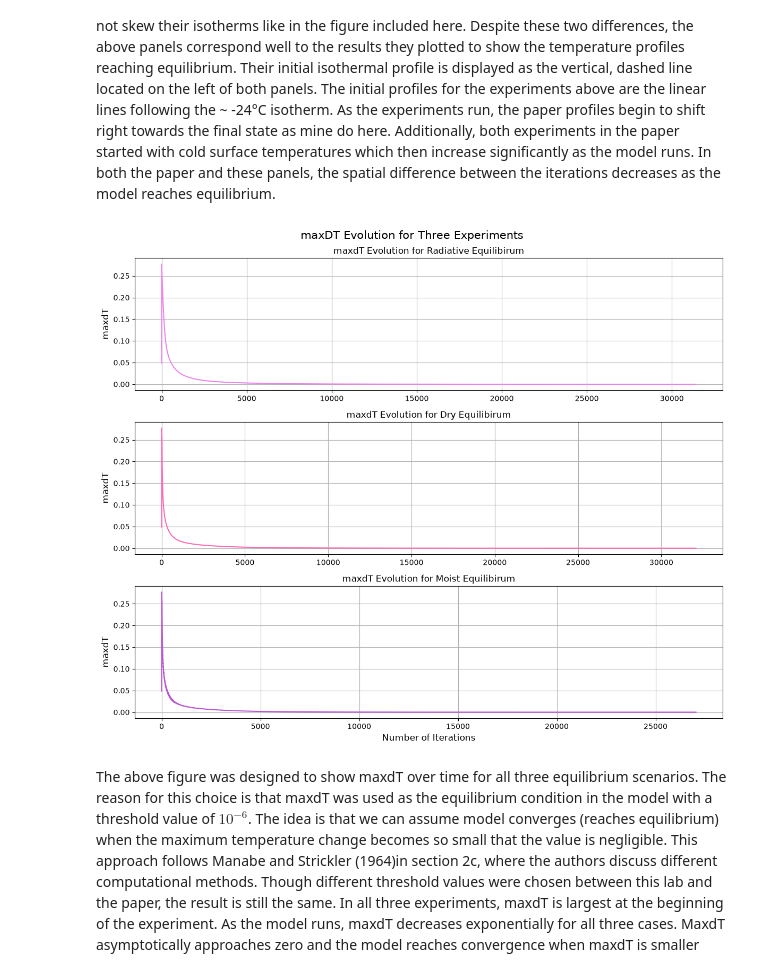
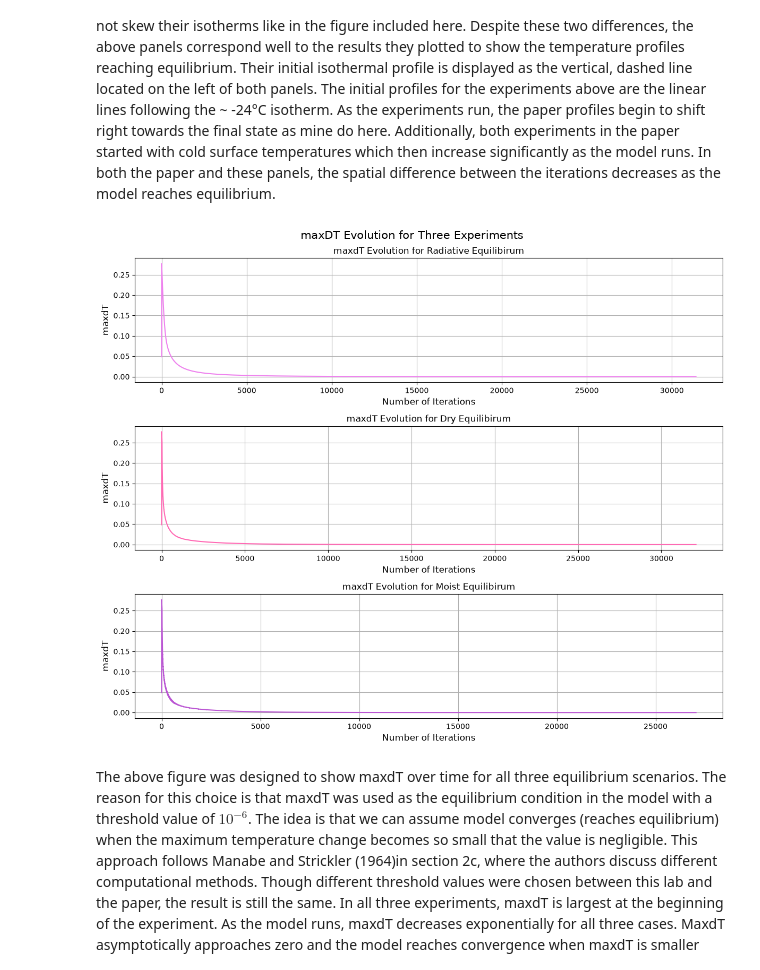
Before and after one commit to ejtrask/metr5003_fa26_trask, a Jupyter notebook: Lab4_rce_model.ipynb, the cells around one changed output. Saved outputs shown, nothing was run; the diff lists cells and outputs as text; code cells hidden in the pictures.

```diff
--- a/Lab4_rce_model.ipynb
+++ b/Lab4_rce_model.ipynb
@@ -513,25 +515,27 @@ This 3-panel figure above was created to mimic Figure 1 in Manabe and Strickler
 # %%
 fig, ax = plt.subplots(3, 1, figsize=(12,10))
 ax[0].grid()
 ax[0].plot(history_save['radiative']['maxdT'], color='violet')
 ax[0].set_ylabel('maxdT', fontsize = 12)
+ax[0].set_xlabel('Number of Iterations', fontsize = 12)
 ax[0].set_title('maxdT Evolution for Radiative Equilibirum')
 
 ax[1].grid()
 ax[1].plot(history_save['dry']['maxdT'], color='hotpink')
 ax[1].set_ylabel('maxdT', fontsize = 12)
+ax[1].set_xlabel('Number of Iterations', fontsize = 12)
 ax[1].set_title('maxdT Evolution for Dry Equilibirum')
 
 ax[2].grid()
 ax[2].plot(history_save['moist']['maxdT'], color='mediumorchid')
 ax[2].set_ylabel('maxdT', fontsize = 12)
 ax[2].set_xlabel('Number of Iterations', fontsize = 12)
 ax[2].set_title('maxdT Evolution for Moist Equilibirum')
 
 plt.suptitle('maxDT Evolution for Three Experiments', fontsize=15)
 plt.tight_layout()
 # %% [output]
-[figure, old version]
+[figure, new version]
 # %% [markdown]
 The above figure was designed to show maxdT over time for all three equilibrium scenarios. The reason for this choice is that maxdT was used as the equilibrium condition in the model with a threshold value of $10^{-6}$. The idea is that we can assume model converges (reaches equilibrium) when the maximum temperature change becomes so small that the value is negligible. This approach follows Manabe and Strickler (1964)in section 2c, where the authors discuss different computational methods. Though different threshold values were chosen between this lab and the paper, the result is still the same. In all three experiments, maxdT is largest at the beginning of the experiment. As the model runs, maxdT decreases exponentially for all three cases. MaxdT asymptotically approaches zero and the model reaches convergence when maxdT is smaller than the tolerance value. Interestingly enough, each experiment reaches equilibrium after different iteration lengths. This decrease in maxdT can also be observed visually in the 3-panel skewT, where the temperature profiles in each experiment get closer to each other as the model runs.
 # %%
```
Also changed, not shown: parts of 1 cell of this notebook.
